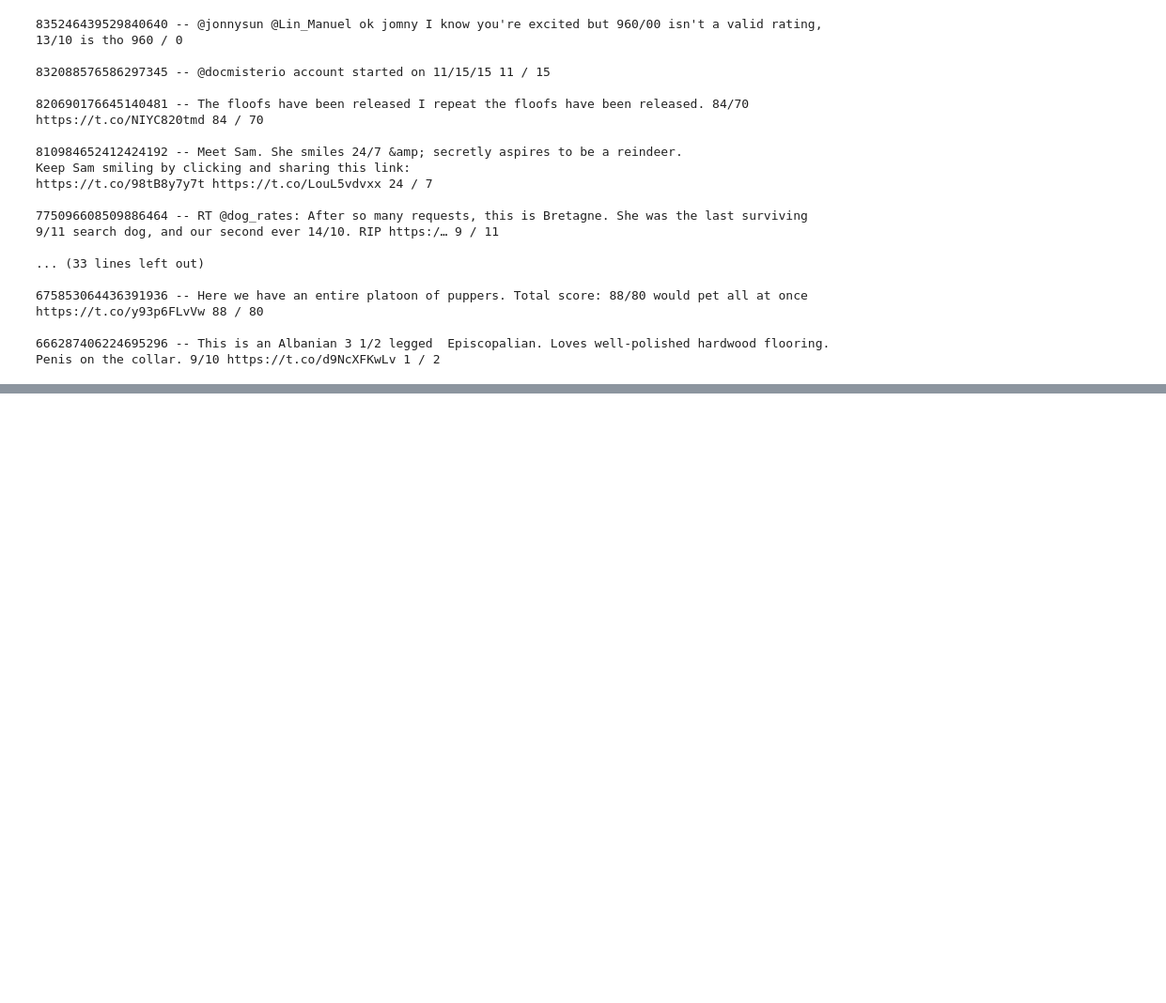
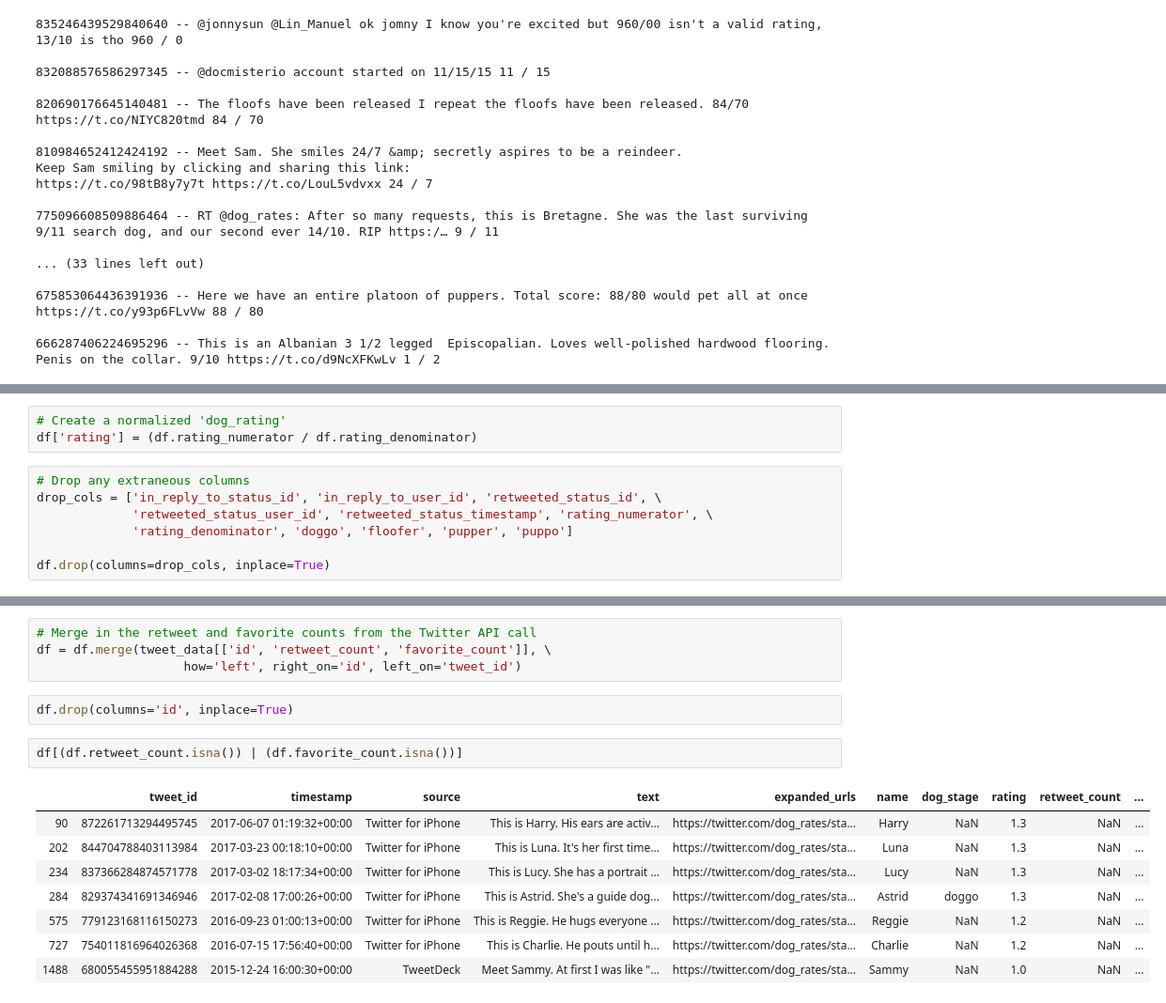
Before and after one commit to loeakaodas/dand_wrangle_and_analyze_data, a Jupyter notebook: wrangle_act.ipynb, the cells around one changed output, grey strips where cells are left out. Shown at 94% size. Saved outputs shown, nothing was run; the diff lists cells and outputs as text; blank space fills up the shorter version.

```diff
--- a/wrangle_act.ipynb
+++ b/wrangle_act.ipynb
@@ -413,0 +563,10 @@ for index, row in df[((df.doggo == 'doggo') & (df.pupper == 'pupper')) | \
+# %%
+# Create a normalized 'dog_rating'
+df['rating'] = (df.rating_numerator / df.rating_denominator)
+# %%
+# Drop any extraneous columns
+drop_cols = ['in_reply_to_status_id', 'in_reply_to_user_id', 'retweeted_status_id', \
+             'retweeted_status_user_id', 'retweeted_status_timestamp', 'rating_numerator', \
+             'rating_denominator', 'doggo', 'floofer', 'pupper', 'puppo']
+
+df.drop(columns=drop_cols, inplace=True)
@@ -413,0 +598,17 @@ for index, row in df[((df.doggo == 'doggo') & (df.pupper == 'pupper')) | \
+# %%
+# Merge in the retweet and favorite counts from the Twitter API call
+df = df.merge(tweet_data[['id', 'retweet_count', 'favorite_count']], \
+                    how='left', right_on='id', left_on='tweet_id')
+# %%
+df.drop(columns='id', inplace=True)
+# %%
+df[(df.retweet_count.isna()) | (df.favorite_count.isna())]
+# %% [output]
+|  | tweet_id | timestamp | source | text | expanded_urls | name | dog_stage | rating | retweet_count | ... |
+| 90 | 872261713294495745 | 2017-06-07 01:19:32+00:00 | Twitter for iPhone | This is Harry. His ears are activ... | https://twitter.com/dog_rates/sta... | Harry | NaN | 1.3 | NaN | ... |
+| 202 | 844704788403113984 | 2017-03-23 00:18:10+00:00 | Twitter for iPhone | This is Luna. It's her first time... | https://twitter.com/dog_rates/sta... | Luna | NaN | 1.3 | NaN | ... |
+| 234 | 837366284874571778 | 2017-03-02 18:17:34+00:00 | Twitter for iPhone | This is Lucy. She has a portrait ... | https://twitter.com/dog_rates/sta... | Lucy | NaN | 1.3 | NaN | ... |
+| 284 | 829374341691346946 | 2017-02-08 17:00:26+00:00 | Twitter for iPhone | This is Astrid. She's a guide dog... | https://twitter.com/dog_rates/sta... | Astrid | doggo | 1.3 | NaN | ... |
+| 575 | 779123168116150273 | 2016-09-23 01:00:13+00:00 | Twitter for iPhone | This is Reggie. He hugs everyone ... | https://twitter.com/dog_rates/sta... | Reggie | NaN | 1.2 | NaN | ... |
+| 727 | 754011816964026368 | 2016-07-15 17:56:40+00:00 | Twitter for iPhone | This is Charlie. He pouts until h... | https://twitter.com/dog_rates/sta... | Charlie | NaN | 1.2 | NaN | ... |
+| 1488 | 680055455951884288 | 2015-12-24 16:00:30+00:00 | TweetDeck | Meet Sammy. At first I was like "... | https://twitter.com/dog_rates/sta... | Sammy | NaN | 1.0 | NaN | ... |
```
Also changed, not shown: parts of 26 cells of this notebook.
